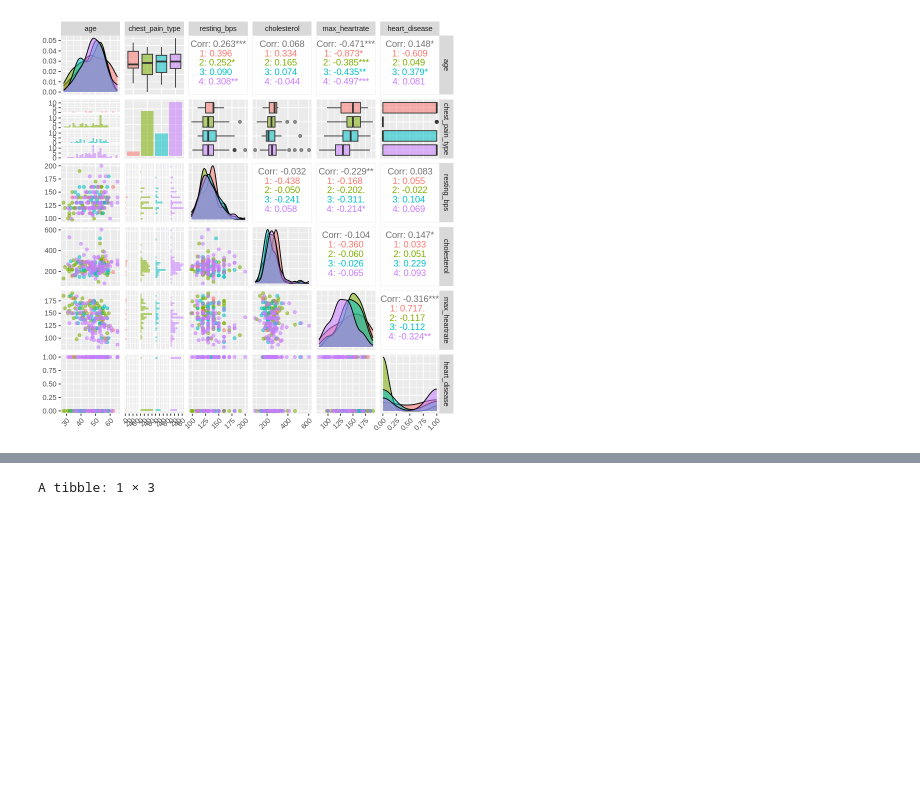
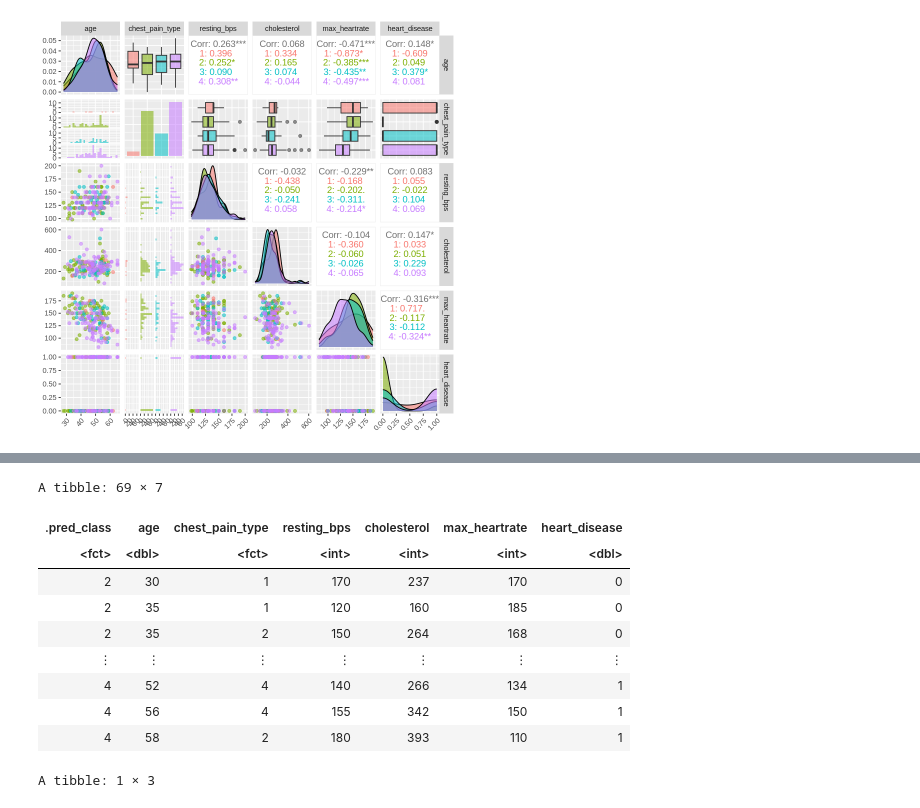
Before and after one commit to Kalpashree10/Group-Project, a Jupyter notebook: ProjectMain.ipynb, the cells around one changed output, grey strips where cells are left out. Cells and saved outputs as stored; diff of their text form; code cells hidden in the pictures; blank space fills up the shorter version.

```diff
--- a/ProjectMain.ipynb
+++ b/ProjectMain.ipynb
@@ -275,7 +273,19 @@ knn_fit <- workflow() |>
 # %%
 #actually predicting
 hungry_predictions <- predict(knn_fit, hungry_testing_2) |>
     bind_cols(hungry_testing_2)
+hungry_predictions
+# %% [output]
+A tibble: 69 × 7
+| .pred_class | age | chest_pain_type | resting_bps | cholesterol | max_heartrate | heart_disease |
+| <fct> | <dbl> | <fct> | <int> | <int> | <int> | <dbl> |
+| 2 | 30 | 1 | 170 | 237 | 170 | 0 |
+| 2 | 35 | 1 | 120 | 160 | 185 | 0 |
+| 2 | 35 | 2 | 150 | 264 | 168 | 0 |
+| ⋮ | ⋮ | ⋮ | ⋮ | ⋮ | ⋮ | ⋮ |
+| 4 | 52 | 4 | 140 | 266 | 134 | 1 |
+| 4 | 56 | 4 | 155 | 342 | 150 | 1 |
+| 4 | 58 | 2 | 180 | 393 | 110 | 1 |
 # %%
 # looking at the metrics and precision
 hungry_predictions_metrics <- hungry_predictions |>
```
Also changed, not shown: parts of 5 cells of this notebook.
